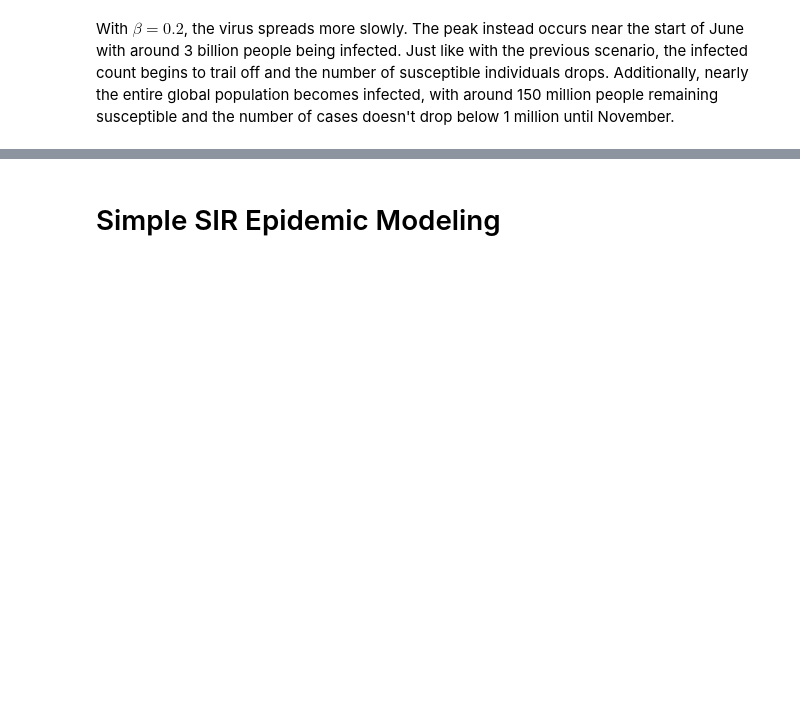
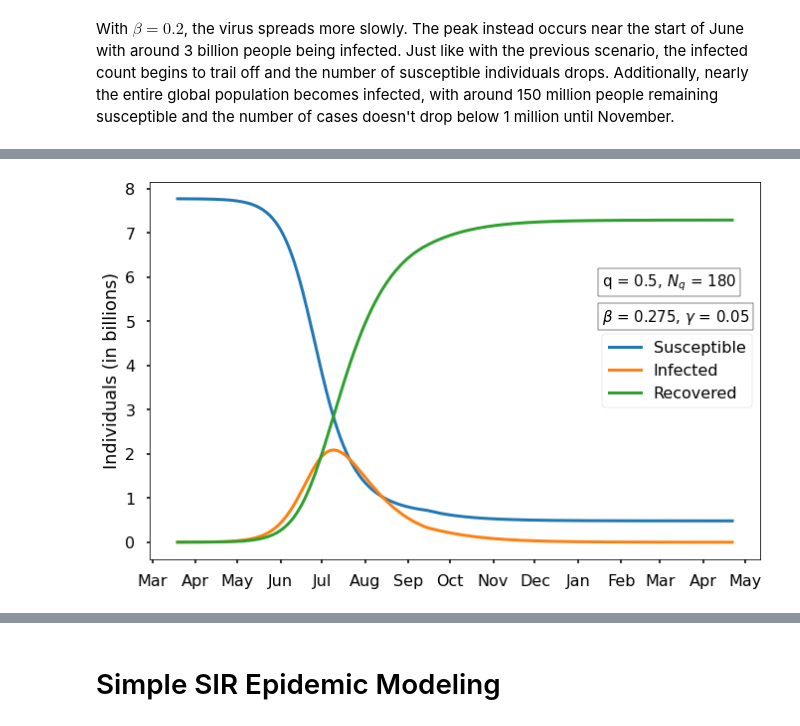
Before and after one commit to benjaminwarner/senior-project, a Jupyter notebook: SIR_Modeling.ipynb, the cells around one changed output, grey strips where cells are left out. Saved outputs shown, nothing was run; the diff lists cells and outputs as text; code cells hidden in the pictures; blank space fills up the shorter version.

```diff
--- a/SIR_Modeling.ipynb
+++ b/SIR_Modeling.ipynb
@@ -157,0 +177,5 @@ Even with these variations in $\beta$, the picture is more or less the same: the
+# %%
+s, i, r = SIR(q=0.5, q_end=180)
+plot_SIR(s, i, r, beta=0.275, q=0.5, Nq=180)
+# %% [output]
+[figure, added]
```
Also changed, not shown: parts of 12 cells of this notebook.
